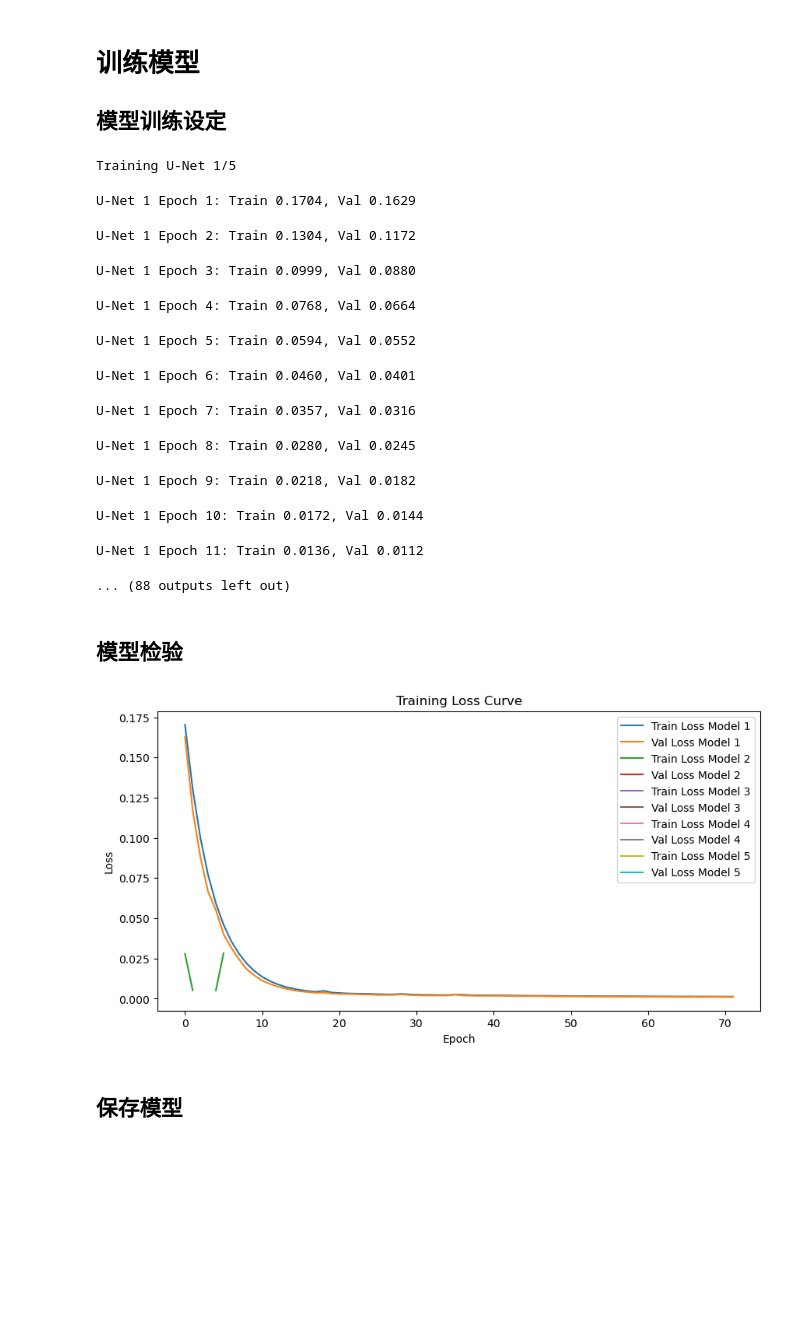
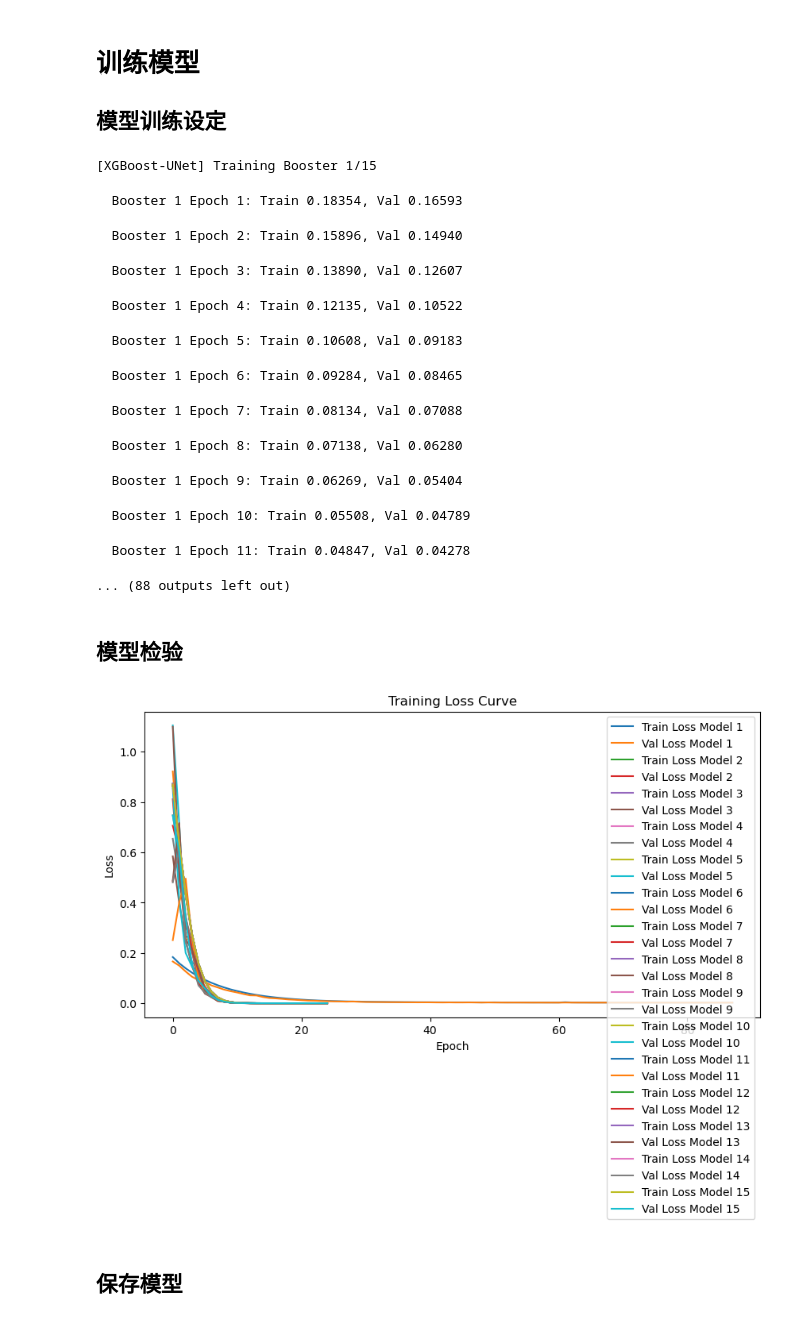
Before and after one commit to yangzhiheng1999/PISON, a Jupyter notebook: main_FieldForecast_Unet_v5.7_boosting.ipynb, the cells around one changed output. Cells and saved outputs as stored; diff of their text form; code cells hidden in the pictures; blank space fills up the shorter version.

Commit message:
num_models=15, features=[16,32,64,128], shrinkage=0.1. Good in train set, not bad in yagi, the influence area is underestimated, tri to increase the shrinkage ratio

```diff
--- a/main_FieldForecast_Unet_v5.7_boosting.ipynb
+++ b/main_FieldForecast_Unet_v5.7_boosting.ipynb
@@ -216,6 +216,7 @@ print("Cleaned data stats:")
 print(f"NaN in cleaned wind: {np.any(np.isnan(wind_combined_clean))}")
 print(f"NaN in cleaned output: {np.any(np.isnan(output_map_2d_clean))}")
 
+# 全局归一化：将所有样本和空间位置一起归一化
 wind_reshaped = wind_combined_clean.transpose(0, 2, 3, 1).reshape(-1, C)
 print(f"Wind reshaped for global scaling: {wind_reshaped.shape}") # 应该是 (*, 2)
 scaler_wind = MinMaxScaler(feature_range=(-1, 1))
@@ -223,6 +224,15 @@ scaler_wind = MinMaxScaler(feature_range=(-1, 1))
 wind_normalized_flat = scaler_wind.fit_transform(wind_reshaped)
 # 还原形状: (N*H*W, C) -> (N, H, W, C) -> (N, C, H, W)
 wind_normalized = wind_normalized_flat.reshape(N, H, W, C).transpose(0, 3, 1, 2)
+# 全局归一化：风速
+'''wind_reshaped = wind_combined_clean.reshape(N, -1)  # (N, C*H*W)
+print(f"Wind reshaped for global scaling: {wind_reshaped.shape}") # 应该是 (N, 2*56*54)
+scaler_wind = MinMaxScaler(feature_range=(-1, 1))
+# 注意：transform 接收 (N, D)，输出 (N, D)，需要再变回 (N, C, H, W)
+wind_normalized_flat = scaler_wind.fit_transform(wind_reshaped)
+# 还原形状: (N, C*H*W) -> (N, C, H, W)
+wind_normalized = wind_normalized_flat.reshape(N, C, H, W)'''
+
 
 # 立即释放内存
 del wind_reshaped, wind_normalized_flat
@@ -243,6 +253,7 @@ if env_type == 'current':
 else:
     # Surge / Wave 是 1 通道 (N, 64, 64) -> (N*64*64, 1)
     output_flat = output_map_2d_clean.reshape(-1, 1)
+    '''output_flat = output_map_2d_clean.reshape(N, -1)'''
 
     if env_type == 'surge':
         scaler_output = MinMaxScaler(feature_range=(-1, 1))
@@ -317,7 +328,7 @@ train_size = int(0.8 * len(dataset))
 val_size = len(dataset) - train_size
 train_dataset, val_dataset = torch.utils.data.random_split(dataset, [train_size, val_size])
 
-batch_size = 256
+batch_size = 512
 train_loader = DataLoader(train_dataset, batch_size=batch_size, shuffle=True,
                           num_workers=0)
 val_loader = DataLoader(val_dataset, batch_size=batch_size, shuffle=False,
@@ -599,6 +675,7 @@ def scheduler_func(opt):  # 包装scheduler
     return optim.lr_scheduler.ReduceLROnPlateau(opt, mode='min', factor=0.5, patience=3, verbose=True)
 
 # 训练模型
+# boosting unet
 train_losses, val_losses = boosting_model.train_ensemble(
     train_loader=train_loader,
     val_loader=val_loader,
@@ -607,38 +684,63 @@ train_losses, val_losses = boosting_model.train_ensemble(
     num_epochs=150,
     patience=7,
     device=device)
+
+# tree unet
+'''train_losses, val_losses = boosting_model.train_tree(
+    train_loader,
+    val_loader,
+    scheduler_func=lambda opt: optim.lr_scheduler.ReduceLROnPlateau(opt, mode='min', factor=0.5, patience=3),
+    num_epochs=100
+)'''
+
+
+# xgboost unet
+'''# 开始训练
+# criterion_base 仅用于第一个模型的初始化拟合
+train_losses, val_losses = boosting_model.train_ensemble(
+    train_loader=train_loader,
+    val_loader=val_loader,
+    criterion_base=criterion,
+    scheduler_func=scheduler_func,
+    num_epochs=150,
+    patience=10
+)'''
 # %% [output]
-Training U-Net 1/5
+[XGBoost-UNet] Training Booster 1/15
-U-Net 1 Epoch 1: Train 0.1704, Val 0.1629
+  Booster 1 Epoch 1: Train 0.18354, Val 0.16593
-U-Net 1 Epoch 2: Train 0.1304, Val 0.1172
+  Booster 1 Epoch 2: Train 0.15896, Val 0.14940
-U-Net 1 Epoch 3: Train 0.0999, Val 0.0880
+  Booster 1 Epoch 3: Train 0.13890, Val 0.12607
-U-Net 1 Epoch 4: Train 0.0768, Val 0.0664
+  Booster 1 Epoch 4: Train 0.12135, Val 0.10522
-U-Net 1 Epoch 5: Train 0.0594, Val 0.0552
+  Booster 1 Epoch 5: Train 0.10608, Val 0.09183
-U-Net 1 Epoch 6: Train 0.0460, Val 0.0401
+  Booster 1 Epoch 6: Train 0.09284, Val 0.08465
-U-Net 1 Epoch 7: Train 0.0357, Val 0.0316
+  Booster 1 Epoch 7: Train 0.08134, Val 0.07088
-U-Net 1 Epoch 8: Train 0.0280, Val 0.0245
+  Booster 1 Epoch 8: Train 0.07138, Val 0.06280
-U-Net 1 Epoch 9: Train 0.0218, Val 0.0182
+  Booster 1 Epoch 9: Train 0.06269, Val 0.05404
-U-Net 1 Epoch 10: Train 0.0172, Val 0.0144
+  Booster 1 Epoch 10: Train 0.05508, Val 0.04789
-U-Net 1 Epoch 11: Train 0.0136, Val 0.0112
+  Booster 1 Epoch 11: Train 0.04847, Val 0.04278
 ... (88 outputs left out)
 # %% [markdown]
 ## 模型检验
 # %%
 
 # 绘制损失曲线
 plt.figure(figsize=(10, 5))
+# boosting unet
 for i in range(boosting_model.num_models):
     plt.plot(train_losses[i], label='Train Loss Model {}'.format(i+1))
     plt.plot(val_losses[i], label='Val Loss Model {}'.format(i+1))
+# tree unet
+'''plt.plot(train_losses, label='Train Loss Model')
+plt.plot(val_losses, label='Val Loss Model')'''
 plt.xlabel('Epoch')
 plt.ylabel('Loss')
 plt.legend()
 plt.title('Training Loss Curve')
 plt.show()
 # 保存图片
 # plt.savefig('../figs/training_loss_curve.png')
 # %% [output]
-[figure, old version]
+[figure, new version]
 # %% [markdown]
 ## 保存模型
 # %%
```
Also changed, not shown: parts of 10 cells of this notebook, 3 other files.
